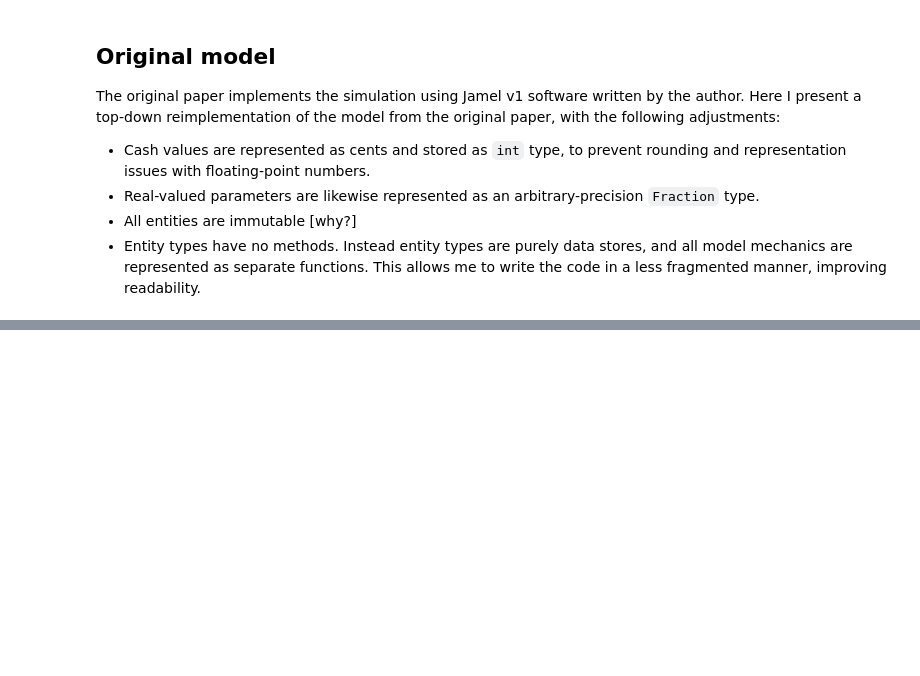
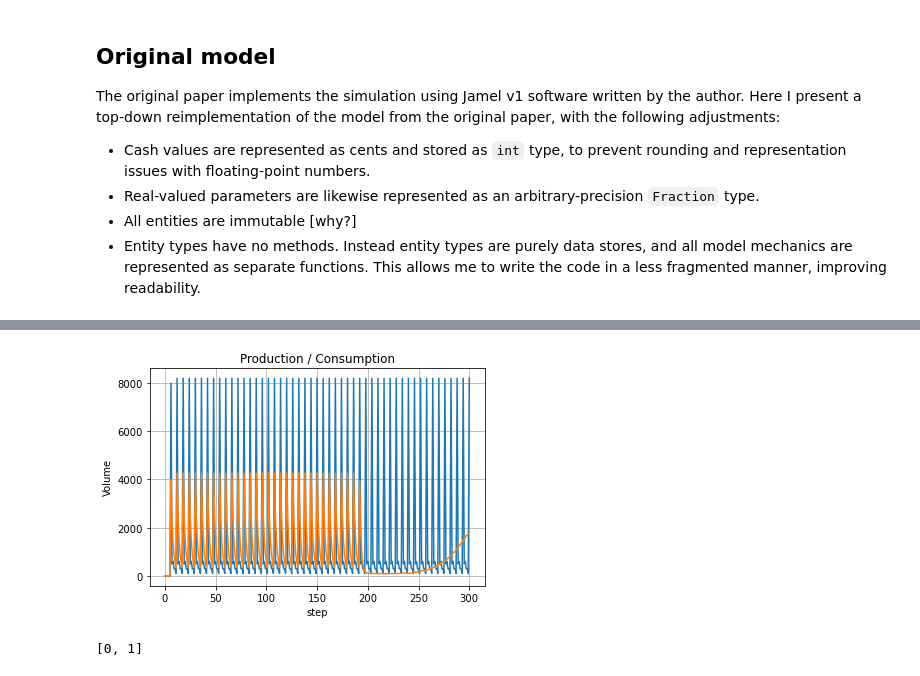
Before and after one commit to wcerfgba/seppecher2012, a Jupyter notebook: Seppecher 2012.ipynb, the cells around one changed output, grey strips where cells are left out. Saved outputs shown, nothing was run; the diff lists cells and outputs as text; code cells hidden in the pictures; blank space fills up the shorter version.

```diff
--- a/Seppecher 2012.ipynb
+++ b/Seppecher 2012.ipynb
@@ -98,0 +106,27 @@ randrange(6,7)
+# %%
+def production_volume(step):
+    return sum([firm.production_volume for firm in step.firms.values()])
+
+def consumption_volume(step):
+    return sum([household.consumption_volume for household in step.households.values()])
+
+def plot_production_consumption(run):
+    production = [production_volume(step) for step in run]
+    consumption = [consumption_volume(step) for step in run]
+    fig, ax = plt.subplots()
+    ax.plot(range(len(production)), production)
+    ax.plot(range(len(consumption)), consumption)
+
+    ax.set(xlabel='step', ylabel='Volume',
+        title='Production / Consumption')
+    ax.grid()
+
+    plt.show()
+
+plot_production_consumption(run)
+# %% [output]
+[figure, added]
+# %%
+list(range(2))[-4:]
+# %% [output]
+[0, 1]
```
Also changed, not shown: parts of 4 cells of this notebook, 1 other file.
